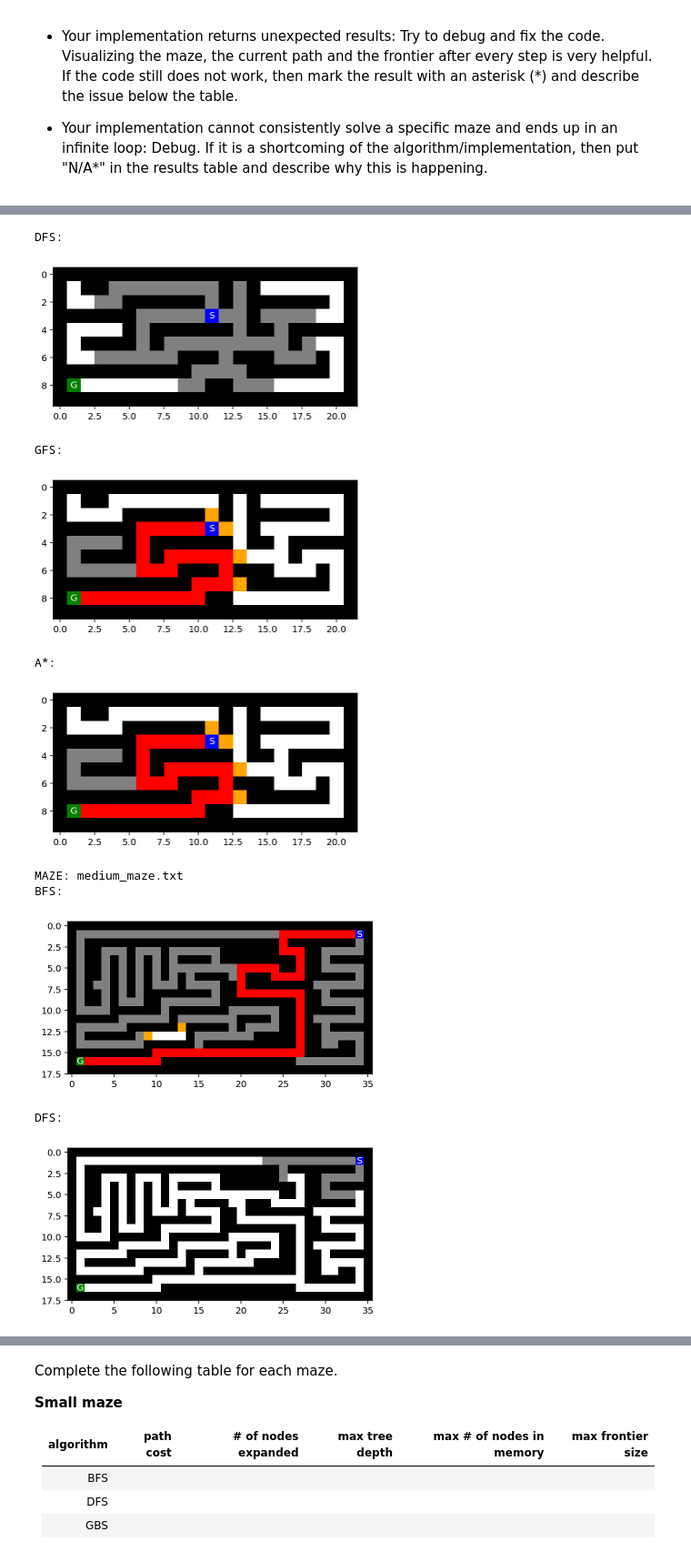
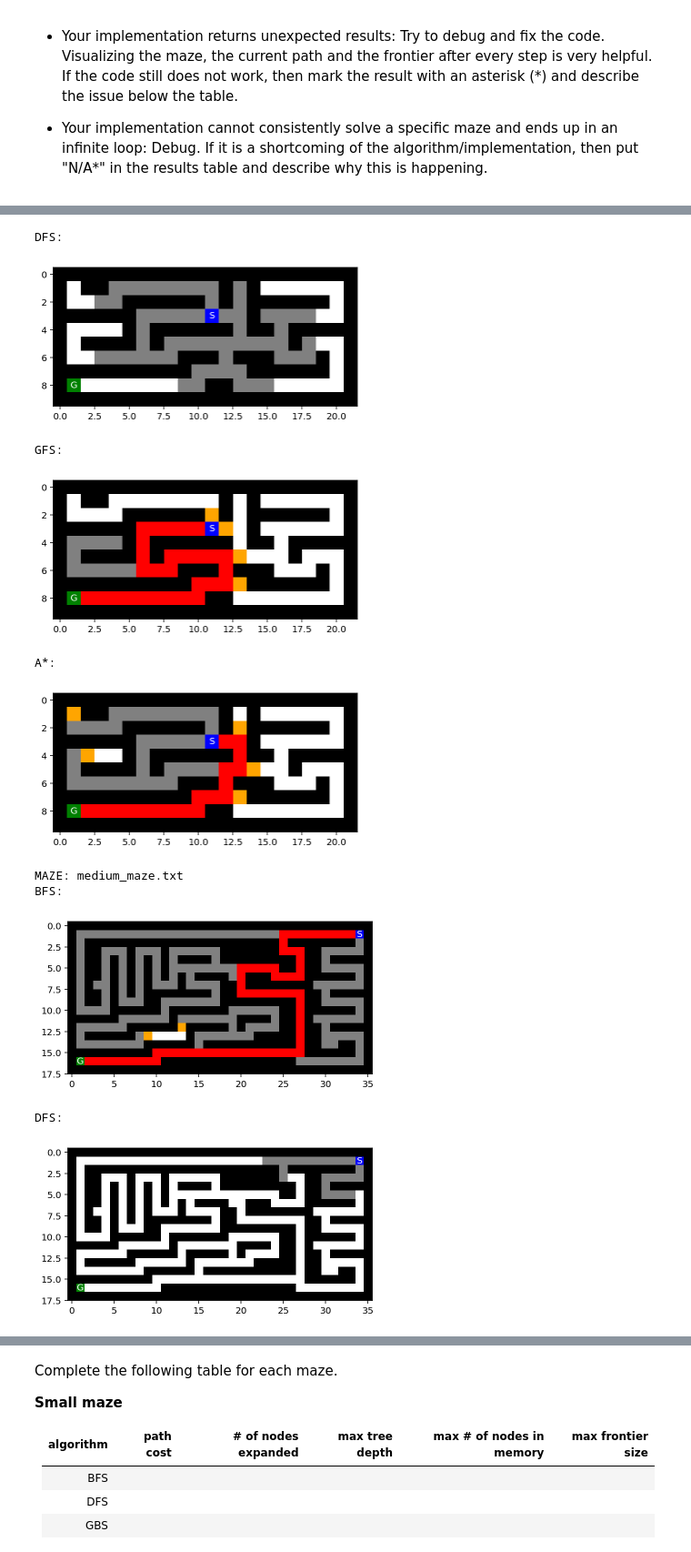
Before and after one commit to kirkwat/artificial-intelligence, a Jupyter notebook: assignment_3/Assignment_3.ipynb, the cells around one changed output, grey strips where cells are left out. Shown: that part at 91% size. Saved outputs shown, nothing was run; the diff lists cells and outputs as text; code cells hidden in the pictures.

```diff
--- a/assignment_3/Assignment_3.ipynb
+++ b/assignment_3/Assignment_3.ipynb
@@ -443,17 +443,17 @@ def greedy_bfs(maze, queue):
     del queue[min_index]
     return min_node
 
-#heuristic function used for greedy bfs
+#heuristic function used for a* search
 def a_star(maze, queue):
     goal_pos=mh.find_pos(maze, what = "G")
     #find node with smallest value from goal
     min_node = queue[0]
-    min_distance = min_node.cost+abs(goal_pos[0]-min_node.pos[0])+abs(goal_pos[1]-min_node.pos[1])
+    min_distance = get_depth(min_node)+abs(goal_pos[0]-min_node.pos[0])+abs(goal_pos[1]-min_node.pos[1])
     min_index=0
     #check nodes in queue
     index=0
     for node in queue:
-        heuristic_val=node.cost+abs(goal_pos[0]-node.pos[0])+abs(goal_pos[1]-node.pos[1])
+        heuristic_val=get_depth(node)+abs(goal_pos[0]-node.pos[0])+abs(goal_pos[1]-node.pos[1])
         if heuristic_val < min_distance:
             min_node=node
             min_distance=heuristic_val
@@ -486,26 +486,3 @@ print(current, expanded_counter, max_depth, fart, max_frontier_size)
 # %% [output]
 [figure]
 54 554 54 216 25
-# %%
-#heuristic function used for greedy bfs
-def greedy_bfs(maze, queue):
-    goal_pos=mh.find_pos(maze, what = "G")
-    #find node with smallest value from goal
-    min_node = queue[0]
-    min_distance = abs(goal_pos[0]-min_node.pos[0])+abs(goal_pos[1]-min_node.pos[1])
-    min_index=0
-    #check nodes in queue
-    index=0
-    for node in queue:
-        print("NODE:",node)
-        heuristic_val=abs(goal_pos[0]-node.pos[0])+abs(goal_pos[1]-node.pos[1])
-        print("VAL:",heuristic_val)
-        if heuristic_val < min_distance:
-            min_node=node
-            min_distance=heuristic_val
-            min_index=index
-        index+=1
-
-    print("MIN NODE:",min_node)
-    del queue[min_index]
-    return min_node
@@ -573,8 +488,0 @@ Node - pos = (3, 11); action = None; cost = 0 Node - pos = (5, 5); action = None
-# %%
-dfs_maze=copy.deepcopy(maze)
-goal_pos=mh.find_pos(dfs_maze, what = "G")
-root=Node(pos=mh.find_pos(maze, what = "S"),parent=None,action=None,cost=0)
-print(goal_pos,start_pos)
-
-heuristic_val=abs(goal_pos[0]-root.pos[0])+abs(goal_pos[1]-root.pos[1])
-print(heuristic_val)
@@ -631,36 +517,36 @@ for file in file_names:
 
     bfs_maze=copy.deepcopy(maze)
     dfs_maze=copy.deepcopy(maze)
     gfs_maze=copy.deepcopy(maze)
     a_star_maze=copy.deepcopy(maze)
 
     print("MAZE:",file)
 
     maze_results[file] = {
         "BFS" : breadth_first_search(maze=bfs_maze, vis=True),
         "DFS" : depth_first_search(maze=dfs_maze, limit=10, vis=True),
         "GBS" : best_first_search(maze=gfs_maze,strategy=greedy_bfs, vis=True),
-        "A*" : best_first_search(maze=a_star_maze,strategy=greedy_bfs, vis=True)
+        "A*" : best_first_search(maze=a_star_maze,strategy=a_star, vis=True)
     }
 
     print("BFS:")
     mh.show_maze(bfs_maze)
     print("DFS:")
     mh.show_maze(dfs_maze)
     print("GFS:")
     mh.show_maze(gfs_maze)
     print("A*:")
-    mh.show_maze(gfs_maze)
+    mh.show_maze(a_star_maze)
 # %% [output]
 MAZE: small_maze.txt
 BFS:
 [figure]
 DFS:
 [figure]
 GFS:
 [figure]
 A*:
-[figure, old version]
+[figure, new version]
 MAZE: medium_maze.txt
 BFS:
 [figure]
```
Also changed, not shown: parts of 5 cells of this notebook.
